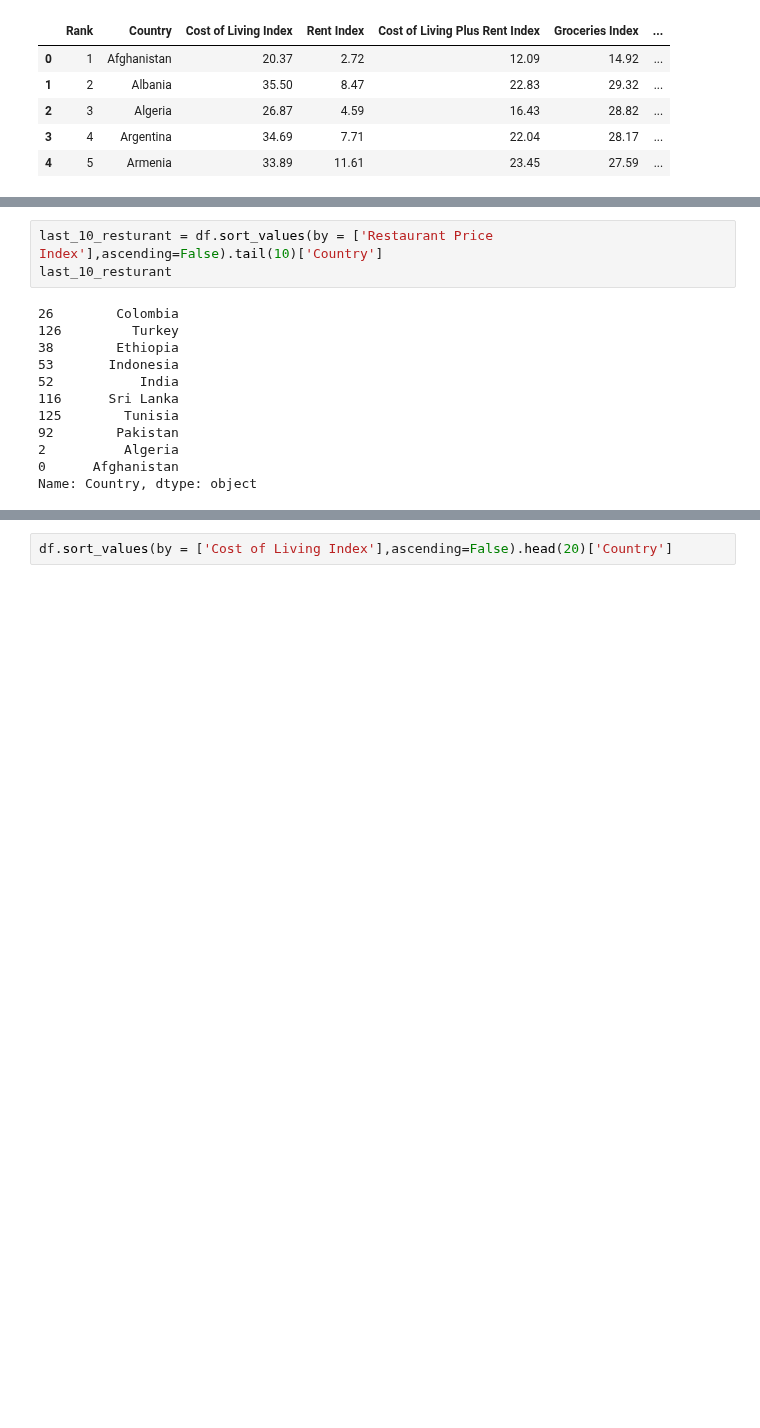
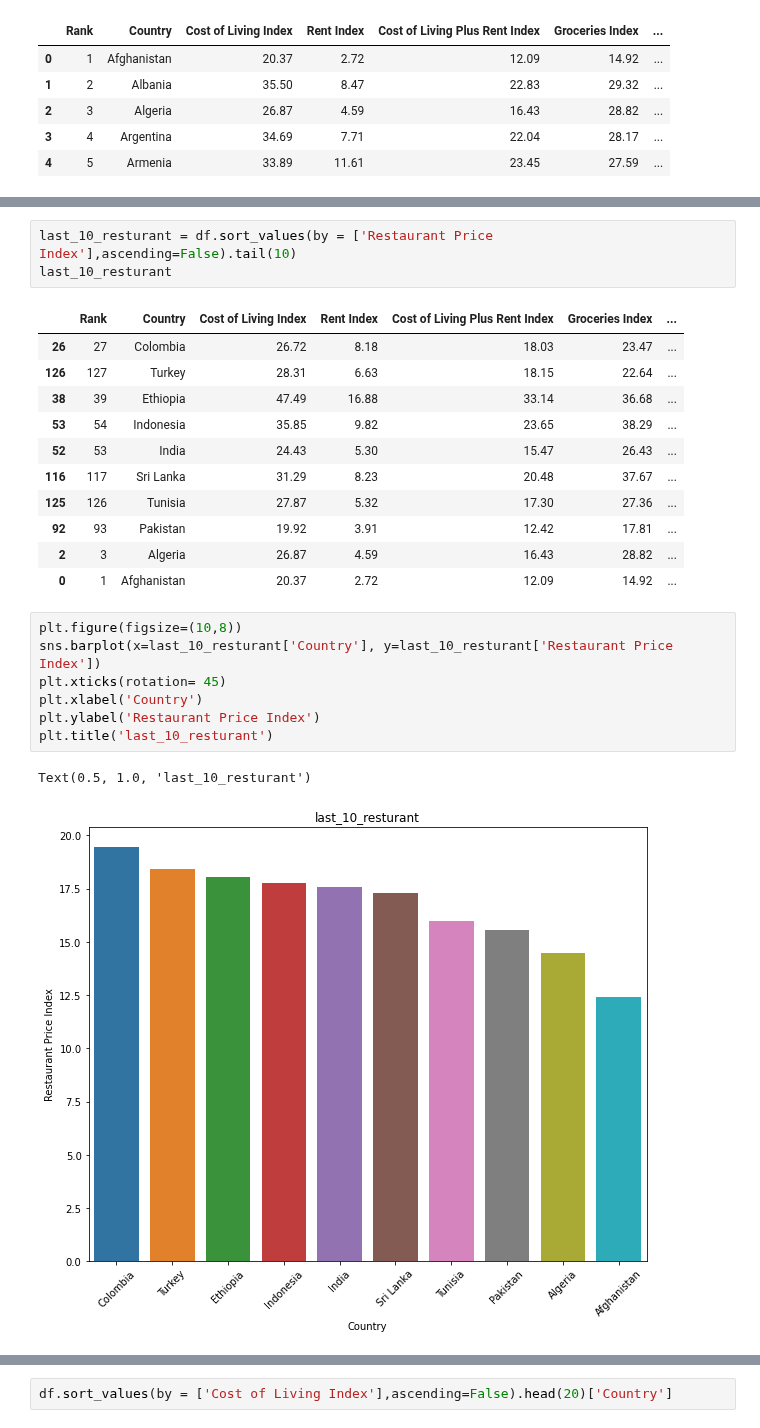
Before and after one commit to chandanabrdwj/100DaysOfML, a Jupyter notebook: cost-of-living-index-2022.ipynb, the cells around one changed output, grey strips where cells are left out. Saved outputs shown, nothing was run; the diff lists cells and outputs as text; blank space fills up the shorter version.

```diff
--- a/cost-of-living-index-2022.ipynb
+++ b/cost-of-living-index-2022.ipynb
@@ -65,16 +80,26 @@ Name: Country, dtype: object
 # %%
-last_10_resturant = df.sort_values(by = ['Restaurant Price Index'],ascending=False).tail(10)['Country']
+last_10_resturant = df.sort_values(by = ['Restaurant Price Index'],ascending=False).tail(10)
 last_10_resturant
 # %% [output]
-26        Colombia
-126         Turkey
-38        Ethiopia
-53       Indonesia
-52           India
-116      Sri Lanka
-125        Tunisia
-92        Pakistan
-2          Algeria
-0      Afghanistan
-Name: Country, dtype: object
+|  | Rank | Country | Cost of Living Index | Rent Index | Cost of Living Plus Rent Index | Groceries Index | ... |
+| 26 | 27 | Colombia | 26.72 | 8.18 | 18.03 | 23.47 | ... |
+| 126 | 127 | Turkey | 28.31 | 6.63 | 18.15 | 22.64 | ... |
+| 38 | 39 | Ethiopia | 47.49 | 16.88 | 33.14 | 36.68 | ... |
+| 53 | 54 | Indonesia | 35.85 | 9.82 | 23.65 | 38.29 | ... |
+| 52 | 53 | India | 24.43 | 5.30 | 15.47 | 26.43 | ... |
+| 116 | 117 | Sri Lanka | 31.29 | 8.23 | 20.48 | 37.67 | ... |
+| 125 | 126 | Tunisia | 27.87 | 5.32 | 17.30 | 27.36 | ... |
+| 92 | 93 | Pakistan | 19.92 | 3.91 | 12.42 | 17.81 | ... |
+| 2 | 3 | Algeria | 26.87 | 4.59 | 16.43 | 28.82 | ... |
+| 0 | 1 | Afghanistan | 20.37 | 2.72 | 12.09 | 14.92 | ... |
+# %%
+plt.figure(figsize=(10,8))
+sns.barplot(x=last_10_resturant['Country'], y=last_10_resturant['Restaurant Price Index'])
+plt.xticks(rotation= 45)
+plt.xlabel('Country')
+plt.ylabel('Restaurant Price Index')
+plt.title('last_10_resturant')
+# %% [output]
+Text(0.5, 1.0, 'last_10_resturant')
+[figure, added]
 # %%
```
Also changed, not shown: parts of 15 cells of this notebook.
